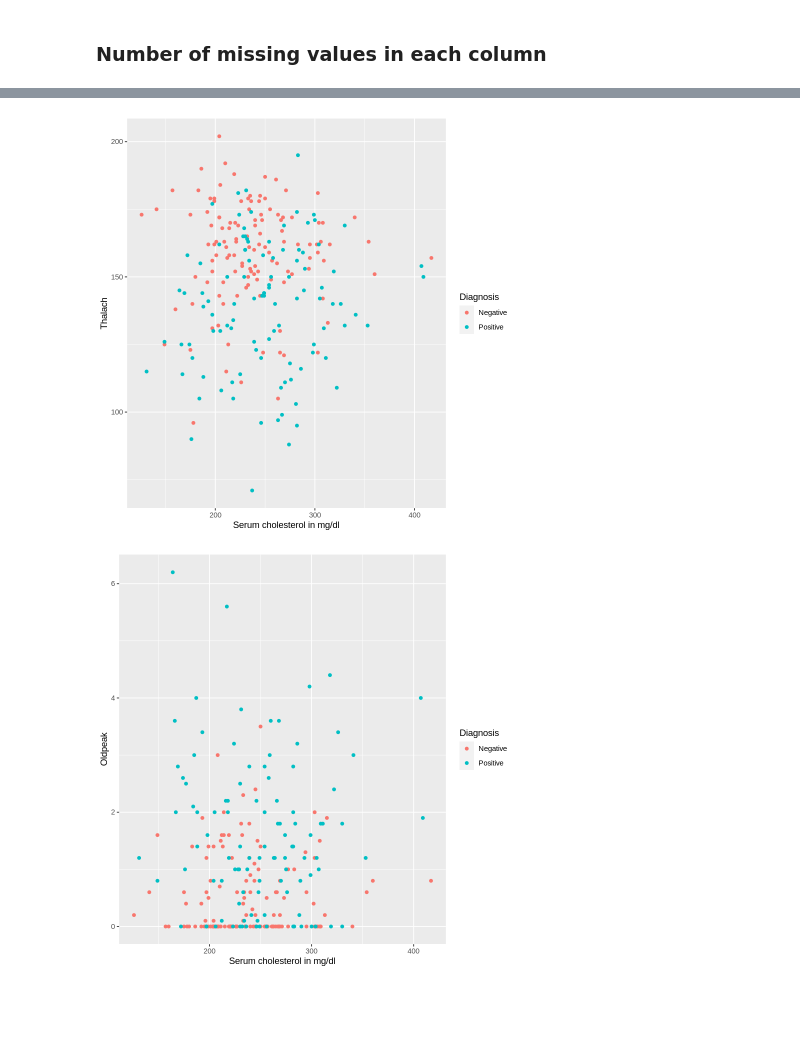
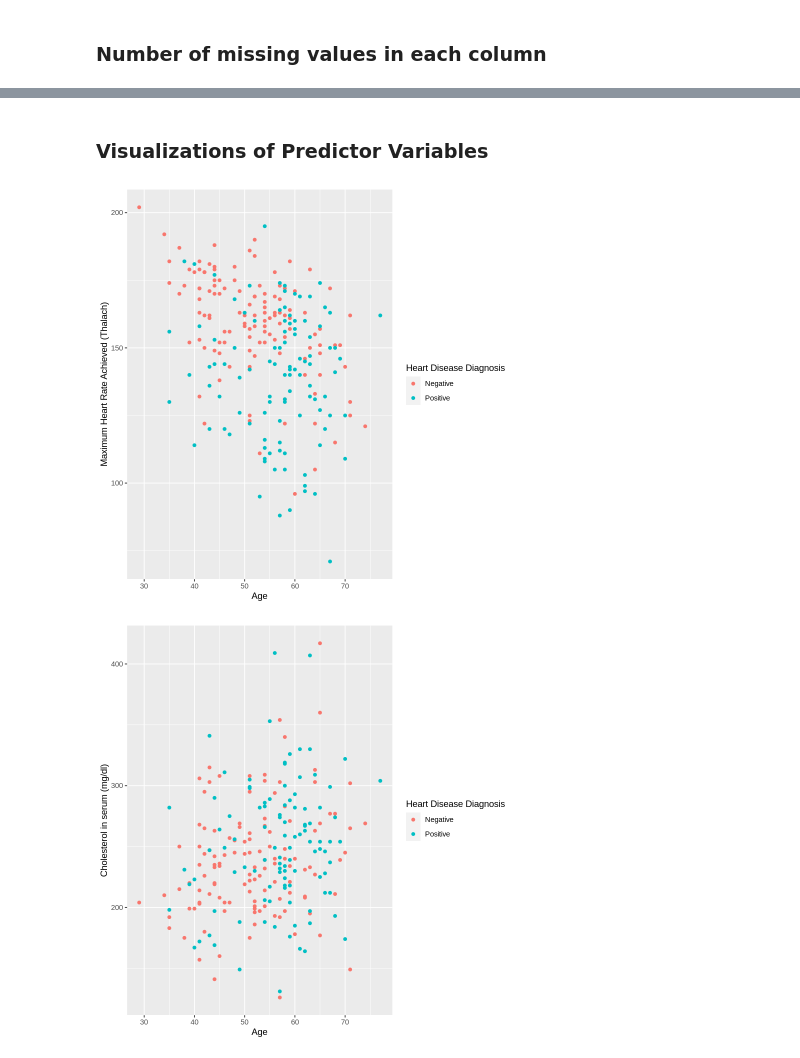
Before and after one commit to kaialami/dsci-007-group-45, a Jupyter notebook: proposal.ipynb, the cells around one changed output, grey strips where cells are left out. Drawn from its saved outputs; the diff is of its cells as text; code cells hidden in the pictures; blank space fills up the shorter version.

Commit message:
graphs added

```diff
--- a/proposal.ipynb
+++ b/proposal.ipynb
@@ -166,21 +146,41 @@ A grouped_df: 227 × 3
+# %% [markdown]
+### Visualizations of Predictor Variables
 # %%
+age_thalach_plot <- heart_train |>
+    ggplot(aes(x=age, y=thalach, color= diagnosis))+
+    geom_point()+
+    labs(x="Age", y="Maximum Heart Rate Achieved (Thalach)", color="Heart Disease Diagnosis")
+age_thalach_plot
+
+age_chol_plot <- heart_train |>
+    ggplot(aes(x=age, y=chol, color= diagnosis))+
+    geom_point()+
+    labs(x="Age", y="Cholesterol in serum (mg/dl)", color="Heart Disease Diagnosis")
+age_chol_plot
+
+age_oldpeak_plot <- heart_train |>
+    ggplot(aes(x=age, y=oldpeak, color= diagnosis))+
+    geom_point()+
+    labs(x="Age", y="Oldpeak", color="Heart Disease Diagnosis")
+age_oldpeak_plot
+
 chol_thalach_plot <- heart_train |>
     ggplot(aes(x=chol, y=thalach, color= diagnosis))+
     geom_point()+
-    labs(x="Serum cholesterol in mg/dl", y="Thalach", color="Heart Disease Diagnosis")
+    labs(x="Cholesterol in serum (mg/dl)", y="Thalach", color="Heart Disease Diagnosis")
 chol_thalach_plot
 
 chol_oldpeak_plot <- heart_train |>
     ggplot(aes(x=chol, y=oldpeak, color= diagnosis))+
     geom_point()+
-    labs(x="Serum cholesterol in mg/dl", y="Oldpeak", color="Heart Disease Diagnosis")
+    labs(x="Cholesterol in serum (mg/dl)", y="Oldpeak", color="Heart Disease Diagnosis")
 chol_oldpeak_plot
 
 oldpeak_thalach_plot <- heart_train |>
-    ggplot(aes(x=oldpeak, y=thalach, color= diagnosis))+
+    ggplot(aes(x=thalach, y=oldpeak, color= diagnosis))+
     geom_point()+
-    labs(x="Oldpeak", y="Thalach", color="Heart Disease Diagnosis")
+    labs(x="Thalach", y="Oldpeak", color="Heart Disease Diagnosis")
 oldpeak_thalach_plot
 # %% [output]
-[figure, old version]
+[figure, new version]
-[figure, old version]
+[figure, new version]
```
Also changed, not shown: parts of 2 cells of this notebook.
